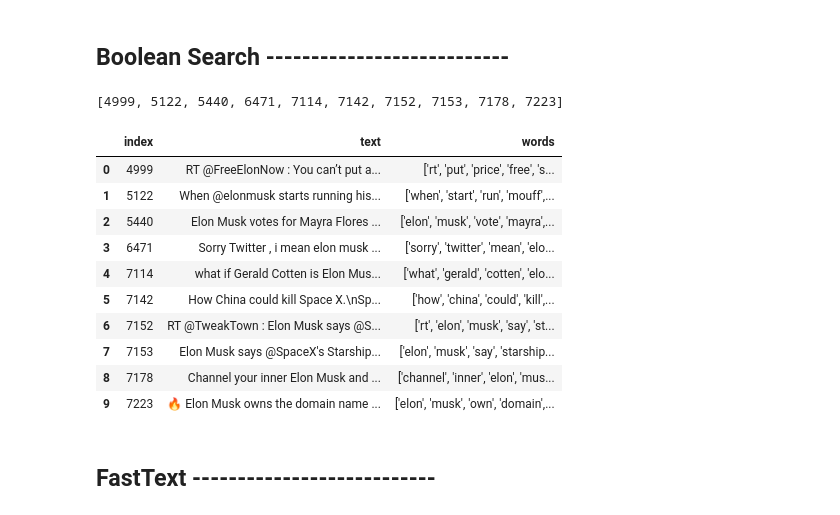
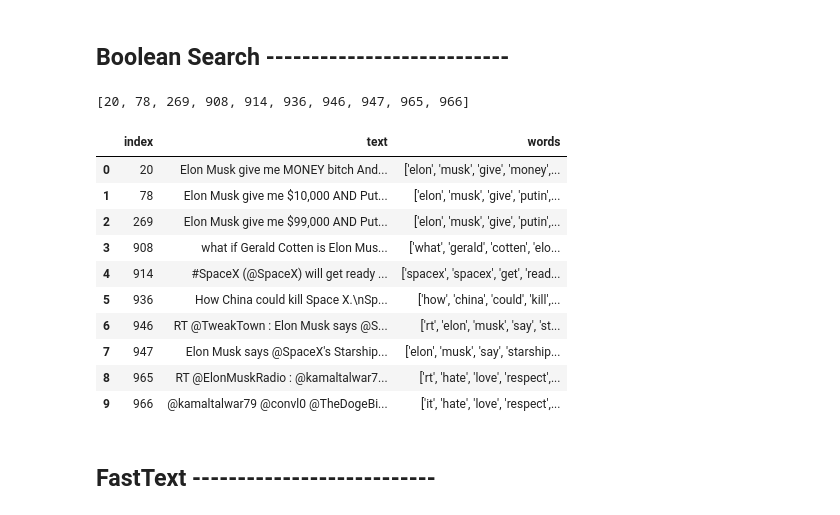
Before and after one commit to IR1401-Spring-Final-Projects/SocialMedia1401-26, a Jupyter notebook: intro.ipynb, the cells around one changed output. Saved outputs shown, nothing was run; the diff lists cells and outputs as text; code cells hidden in the pictures.

```diff
--- a/intro.ipynb
+++ b/intro.ipynb
@@ -330,6 +339,21 @@ class Preprocessor:
         df = self.lemmatize_data(df)
         df = self.tokenize_data(df)
         return df
+
+    def clean_query(self, text):
+        text = self.cleaning_and_preprocessing(text)
+        lemma = [self.lemmatizer.lemmatize(w,'v') for w in self.w_tokenizer.tokenize(text)]
+        text = ' '.join(lemma)
+        pattern = r'''(?x)          # set flag to allow verbose regexps
+                (?:[A-Z]\.)+        # abbreviations, e.g. U.S.A.
+              | \w+(?:-\w+)*        # words with optional internal hyphens
+              | \$?\d+(?:\.\d+)?%?\s?  # currency and percentages, e.g. $12.40, 82%
+              | \.\.\.              # ellipsis
+              | [][.,;"'?():_`-]    # these are separate tokens; includes ], [
+            '''
+
+        pattern = re.compile(pattern)
+        return nltk.regexp_tokenize(text, pattern)[1:-1]
 # %%
 preprocessor = Preprocessor()
 df = preprocessor.perform_clean_lemmatize_tokenize(df)
@@ -445,7 +469,8 @@ class TFIDFSearch:
         return cos_sim
 
     def search(self, k, query):
-        tokens = text_to_words(query)
+        tokens = preprocessor.clean_query(query)
+        tokens = [token for token in tokens if token in self.vocabulary]
         print(tokens)
         q_df = pd.DataFrame(columns=['q_clean'])
         q_df.loc[0, 'q_clean'] = tokens
@@ -467,6 +492,6 @@ class TFIDFSearch:
         return a
 # %%
 model = TFIDFSearch()
-results = model.search(10, "Elon musk")
+results = model.search(10, "Eluon musk")
 results
 # %% [output]
@@ -522,7 +547,7 @@ class BooleanSearch:
 
     def search(self, k, query):
         #print("Cosine Similarity")
-        tokens = text_to_words(query)
+        tokens = preprocessor.clean_query(query)
         query_vector = []
         for token in tokens:
             if token in self.vocabulary_index:
@@ -548,20 +573,20 @@ class BooleanSearch:
         return a
 # %%
 model = BooleanSearch()
-model.search(10, "Elon Musk")
+model.search(10, "Elooon Musk")
 # %% [output]
-[4999, 5122, 5440, 6471, 7114, 7142, 7152, 7153, 7178, 7223]
+[20, 78, 269, 908, 914, 936, 946, 947, 965, 966]
 |  | index | text | words |
-| 0 | 4999 | RT @FreeElonNow : You can’t put a... | ['rt', 'put', 'price', 'free', 's... |
-| 1 | 5122 | When @elonmusk starts running his... | ['when', 'start', 'run', 'mouff',... |
-| 2 | 5440 | Elon Musk votes for Mayra Flores ... | ['elon', 'musk', 'vote', 'mayra',... |
-| 3 | 6471 | Sorry Twitter , i mean elon musk ... | ['sorry', 'twitter', 'mean', 'elo... |
-| 4 | 7114 | what if Gerald Cotten is Elon Mus... | ['what', 'gerald', 'cotten', 'elo... |
-| 5 | 7142 | How China could kill Space X.\nSp... | ['how', 'china', 'could', 'kill',... |
-| 6 | 7152 | RT @TweakTown : Elon Musk says @S... | ['rt', 'elon', 'musk', 'say', 'st... |
-| 7 | 7153 | Elon Musk says @SpaceX's Starship... | ['elon', 'musk', 'say', 'starship... |
-| 8 | 7178 | Channel your inner Elon Musk and ... | ['channel', 'inner', 'elon', 'mus... |
-| 9 | 7223 | 🔥 Elon Musk owns the domain name ... | ['elon', 'musk', 'own', 'domain',... |
+| 0 | 20 | Elon Musk give me MONEY bitch And... | ['elon', 'musk', 'give', 'money',... |
+| 1 | 78 | Elon Musk give me $10,000 AND Put... | ['elon', 'musk', 'give', 'putin',... |
+| 2 | 269 | Elon Musk give me $99,000 AND Put... | ['elon', 'musk', 'give', 'putin',... |
+| 3 | 908 | what if Gerald Cotten is Elon Mus... | ['what', 'gerald', 'cotten', 'elo... |
+| 4 | 914 | #SpaceX (@SpaceX) will get ready ... | ['spacex', 'spacex', 'get', 'read... |
+| 5 | 936 | How China could kill Space X.\nSp... | ['how', 'china', 'could', 'kill',... |
+| 6 | 946 | RT @TweakTown : Elon Musk says @S... | ['rt', 'elon', 'musk', 'say', 'st... |
+| 7 | 947 | Elon Musk says @SpaceX's Starship... | ['elon', 'musk', 'say', 'starship... |
+| 8 | 965 | RT @ElonMuskRadio : @kamaltalwar7... | ['rt', 'hate', 'love', 'respect',... |
+| 9 | 966 | @kamaltalwar79 @convl0 @TheDogeBi... | ['it', 'hate', 'love', 'respect',... |
 # %% [markdown]
 ## FastText ---------------------------
 # %%
```
Also changed, not shown: parts of 10 cells of this notebook.
